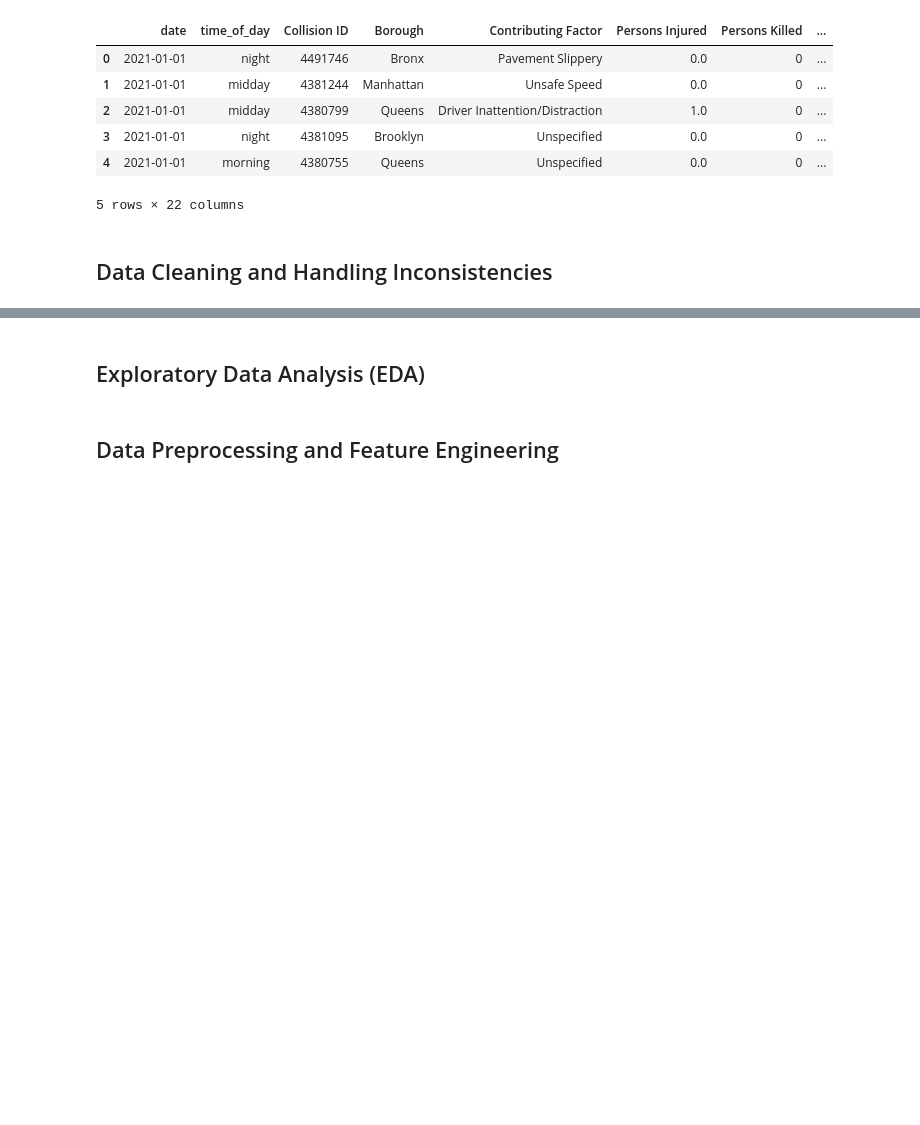
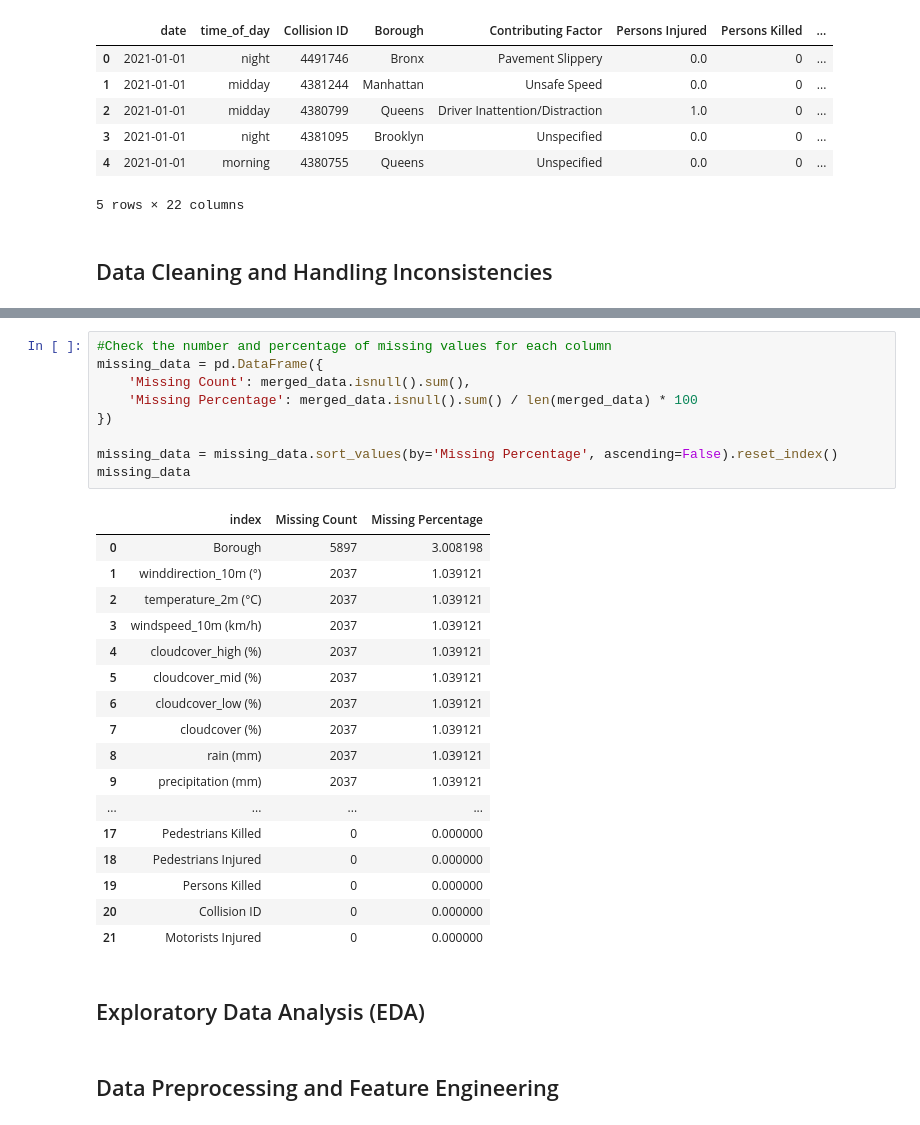
Before and after one commit to zzziminger/5243-Project1, a Jupyter notebook: Project_1.ipynb, the cells around one changed output, grey strips where cells are left out. Drawn from its saved outputs; the diff is of its cells as text; blank space fills up the shorter version.

Commit message:
Check for data types and missing values

```diff
--- a/Project_1.ipynb
+++ b/Project_1.ipynb
@@ -209,3 +240,30 @@ merged_data.head()
+# %%
+#Check the number and percentage of missing values for each column
+missing_data = pd.DataFrame({
+    'Missing Count': merged_data.isnull().sum(),
+    'Missing Percentage': merged_data.isnull().sum() / len(merged_data) * 100
+})
+
+missing_data = missing_data.sort_values(by='Missing Percentage', ascending=False).reset_index()
+missing_data
+# %% [output]
+|  | index | Missing Count | Missing Percentage |
+| 0 | Borough | 5897 | 3.008198 |
+| 1 | winddirection_10m (°) | 2037 | 1.039121 |
+| 2 | temperature_2m (°C) | 2037 | 1.039121 |
+| 3 | windspeed_10m (km/h) | 2037 | 1.039121 |
+| 4 | cloudcover_high (%) | 2037 | 1.039121 |
+| 5 | cloudcover_mid (%) | 2037 | 1.039121 |
+| 6 | cloudcover_low (%) | 2037 | 1.039121 |
+| 7 | cloudcover (%) | 2037 | 1.039121 |
+| 8 | rain (mm) | 2037 | 1.039121 |
+| 9 | precipitation (mm) | 2037 | 1.039121 |
+| ... | ... | ... | ... |
+| 17 | Pedestrians Killed | 0 | 0.000000 |
+| 18 | Pedestrians Injured | 0 | 0.000000 |
+| 19 | Persons Killed | 0 | 0.000000 |
+| 20 | Collision ID | 0 | 0.000000 |
+| 21 | Motorists Injured | 0 | 0.000000 |
 # %% [markdown]
 ## Exploratory Data Analysis (EDA)
 # %% [markdown]
```
Also changed, not shown: parts of 7 cells of this notebook.
